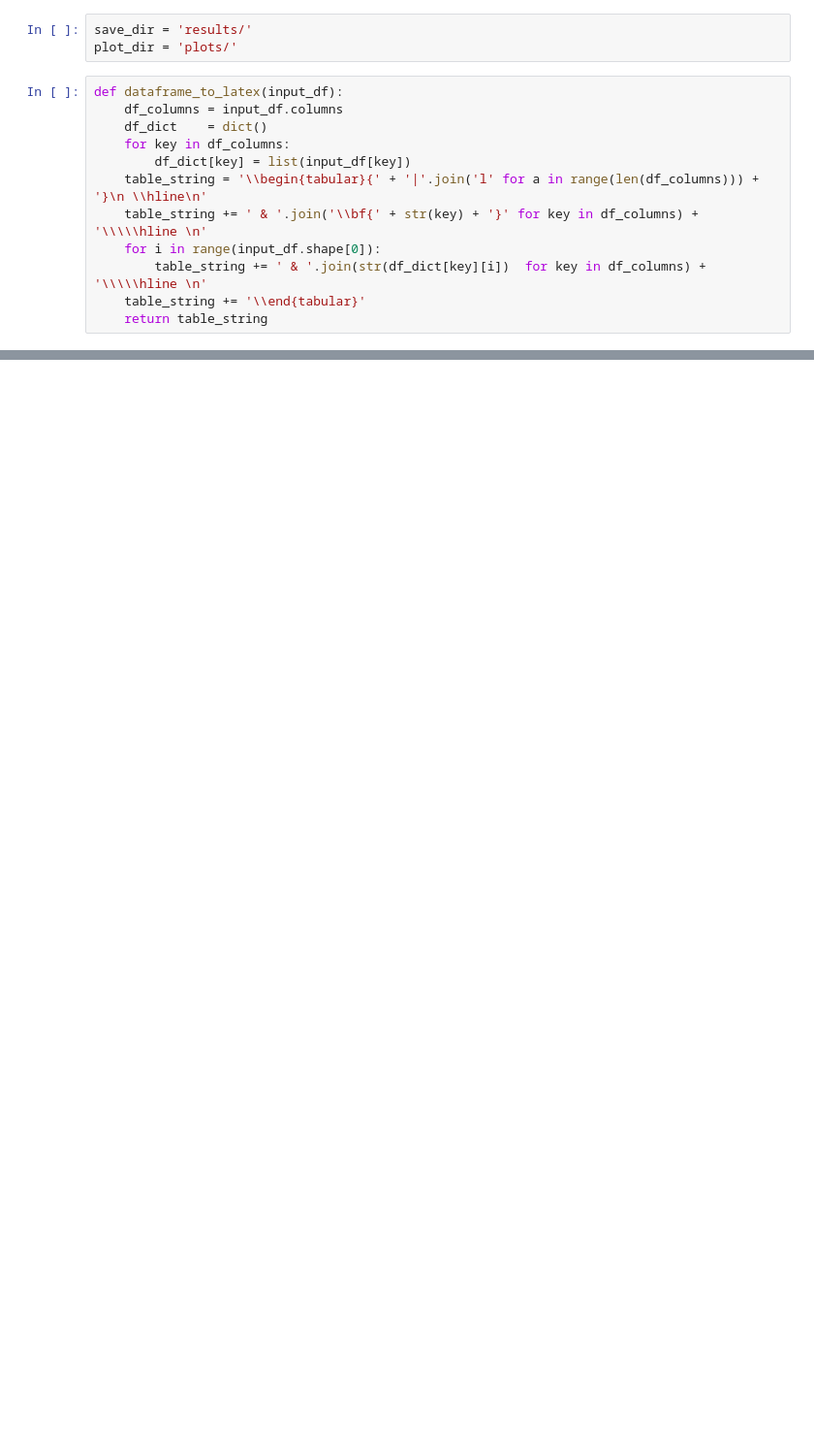
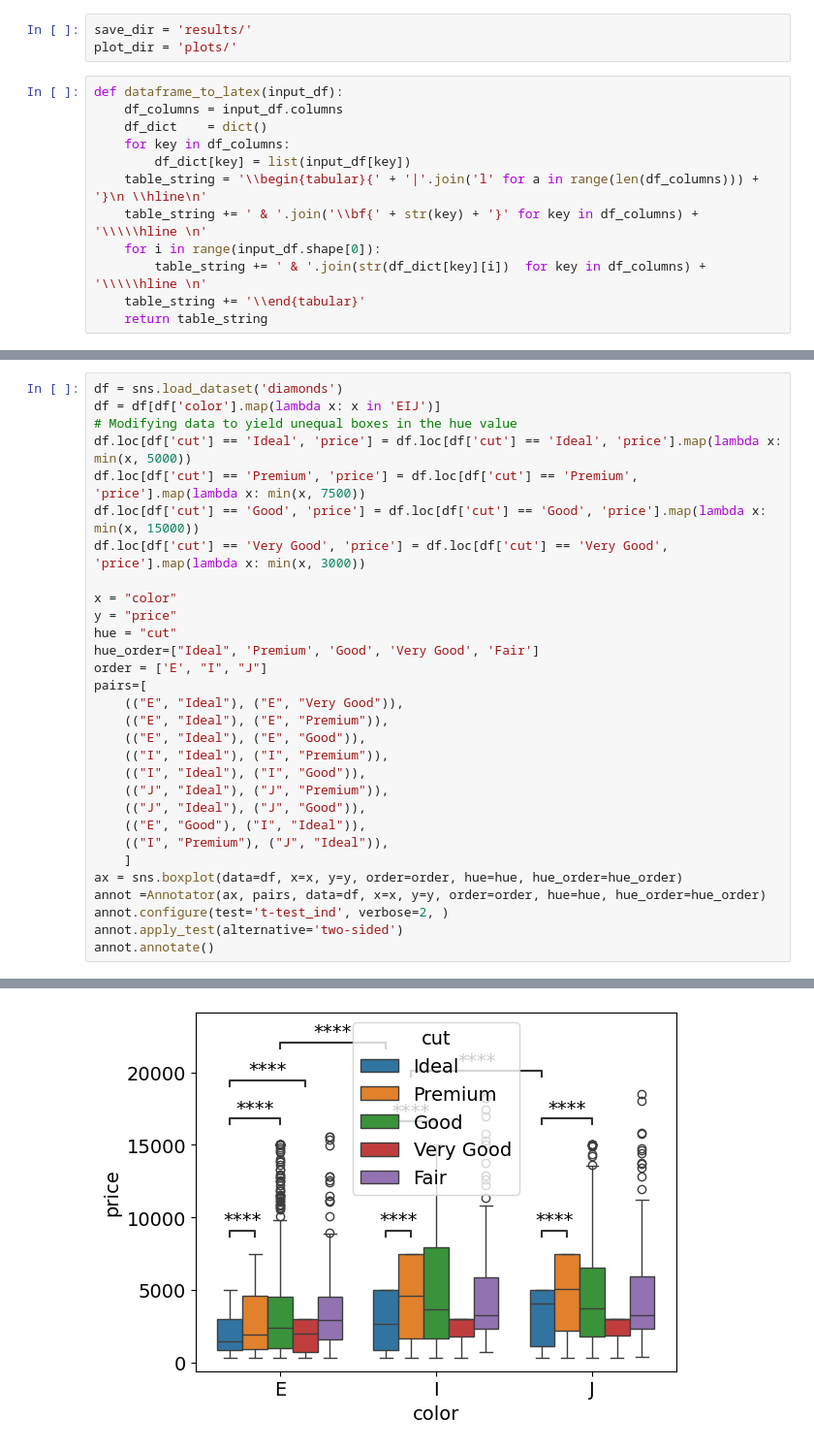
Before and after one commit to aeye-lab/eye-movement-preprocessing, a Jupyter notebook: render_results.ipynb, the cells around one changed output, grey strips where cells are left out. Shown at 97% size. Drawn from its saved outputs; the diff is of its cells as text; blank space fills up the shorter version.

```diff
--- a/render_results.ipynb
+++ b/render_results.ipynb
@@ -288,0 +498,31 @@ Dataset: sbsat
+# %%
+df = sns.load_dataset('diamonds')
+df = df[df['color'].map(lambda x: x in 'EIJ')]
+# Modifying data to yield unequal boxes in the hue value
+df.loc[df['cut'] == 'Ideal', 'price'] = df.loc[df['cut'] == 'Ideal', 'price'].map(lambda x: min(x, 5000))
+df.loc[df['cut'] == 'Premium', 'price'] = df.loc[df['cut'] == 'Premium', 'price'].map(lambda x: min(x, 7500))
+df.loc[df['cut'] == 'Good', 'price'] = df.loc[df['cut'] == 'Good', 'price'].map(lambda x: min(x, 15000))
+df.loc[df['cut'] == 'Very Good', 'price'] = df.loc[df['cut'] == 'Very Good', 'price'].map(lambda x: min(x, 3000))
+
+x = "color"
+y = "price"
+hue = "cut"
+hue_order=["Ideal", 'Premium', 'Good', 'Very Good', 'Fair']
+order = ['E', "I", "J"]
+pairs=[
+    (("E", "Ideal"), ("E", "Very Good")),
+    (("E", "Ideal"), ("E", "Premium")),
+    (("E", "Ideal"), ("E", "Good")),
+    (("I", "Ideal"), ("I", "Premium")),
+    (("I", "Ideal"), ("I", "Good")),
+    (("J", "Ideal"), ("J", "Premium")),
+    (("J", "Ideal"), ("J", "Good")),
+    (("E", "Good"), ("I", "Ideal")),
+    (("I", "Premium"), ("J", "Ideal")),
+    ]
+ax = sns.boxplot(data=df, x=x, y=y, order=order, hue=hue, hue_order=hue_order)
+annot =Annotator(ax, pairs, data=df, x=x, y=y, order=order, hue=hue, hue_order=hue_order)
+annot.configure(test='t-test_ind', verbose=2, )
+annot.apply_test(alternative='two-sided')
+annot.annotate()
+# %% [output]
@@ -288,0 +555 @@ Dataset: sbsat
+[figure, added]
```
Also changed, not shown: parts of 12 cells of this notebook.
